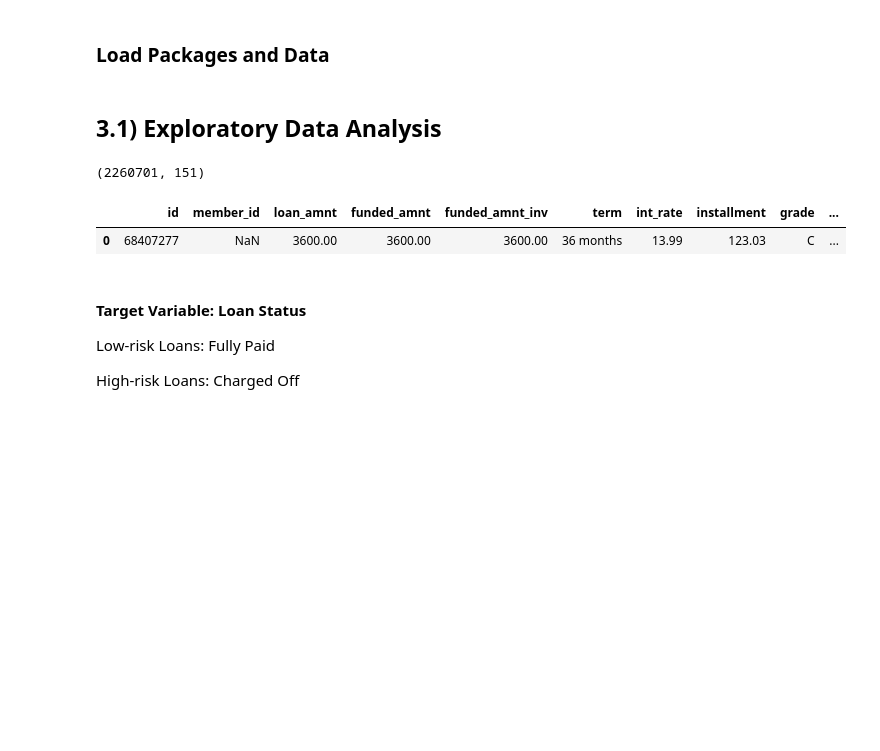
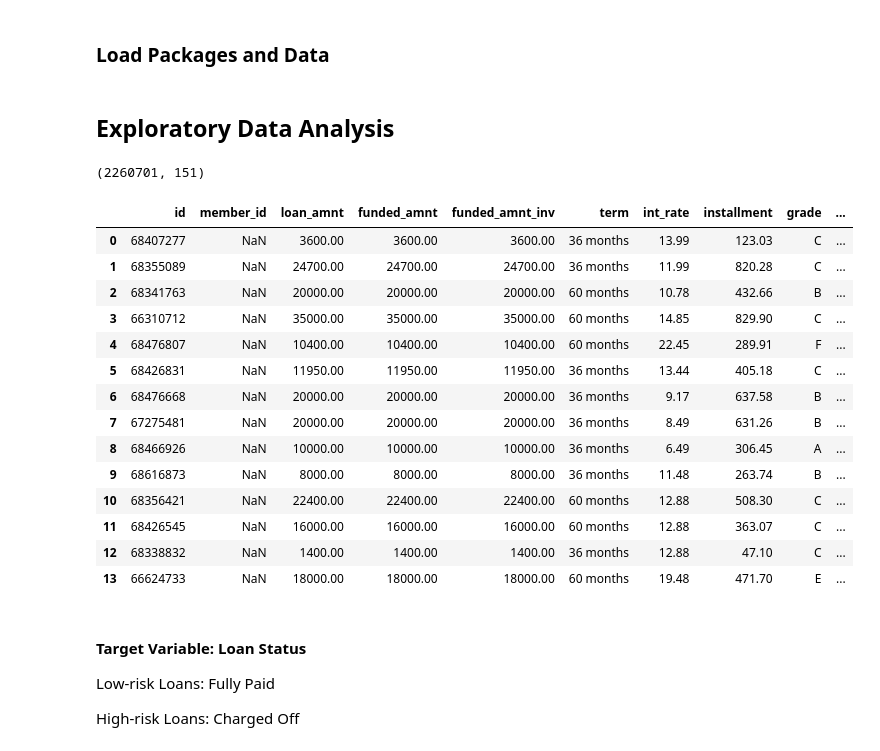
Before and after one commit to touyang219/LC_Capstone, a Jupyter notebook: Capstone.ipynb, the cells around one changed output. Drawn from its saved outputs; the diff is of its cells as text; code cells hidden in the pictures; blank space fills up the shorter version.

```diff
--- a/Capstone.ipynb
+++ b/Capstone.ipynb
@@ -96,7 +101,7 @@ from sklearn import metrics
 # %%
 accepted = pd.read_csv("data/accepted_2007_to_2018Q4.csv")
 # %% [markdown]
-## 3.1) Exploratory Data Analysis
+## Exploratory Data Analysis
 # %%
 accepted.shape
 # %% [output]
@@ -104,11 +109,24 @@ accepted.shape
 # %%
 pd.set_option('display.float', '{:.2f}'.format)
 pd.set_option('display.max_columns', 500)
 pd.set_option('display.max_rows', 50)
-accepted.head(1)
+accepted.head(14)
 # %% [output]
 |  | id | member_id | loan_amnt | funded_amnt | funded_amnt_inv | term | int_rate | installment | grade | ... |
 | 0 | 68407277 | NaN | 3600.00 | 3600.00 | 3600.00 | 36 months | 13.99 | 123.03 | C | ... |
+| 1 | 68355089 | NaN | 24700.00 | 24700.00 | 24700.00 | 36 months | 11.99 | 820.28 | C | ... |
+| 2 | 68341763 | NaN | 20000.00 | 20000.00 | 20000.00 | 60 months | 10.78 | 432.66 | B | ... |
+| 3 | 66310712 | NaN | 35000.00 | 35000.00 | 35000.00 | 60 months | 14.85 | 829.90 | C | ... |
+| 4 | 68476807 | NaN | 10400.00 | 10400.00 | 10400.00 | 60 months | 22.45 | 289.91 | F | ... |
+| 5 | 68426831 | NaN | 11950.00 | 11950.00 | 11950.00 | 36 months | 13.44 | 405.18 | C | ... |
+| 6 | 68476668 | NaN | 20000.00 | 20000.00 | 20000.00 | 36 months | 9.17 | 637.58 | B | ... |
+| 7 | 67275481 | NaN | 20000.00 | 20000.00 | 20000.00 | 36 months | 8.49 | 631.26 | B | ... |
+| 8 | 68466926 | NaN | 10000.00 | 10000.00 | 10000.00 | 36 months | 6.49 | 306.45 | A | ... |
+| 9 | 68616873 | NaN | 8000.00 | 8000.00 | 8000.00 | 36 months | 11.48 | 263.74 | B | ... |
+| 10 | 68356421 | NaN | 22400.00 | 22400.00 | 22400.00 | 60 months | 12.88 | 508.30 | C | ... |
+| 11 | 68426545 | NaN | 16000.00 | 16000.00 | 16000.00 | 60 months | 12.88 | 363.07 | C | ... |
+| 12 | 68338832 | NaN | 1400.00 | 1400.00 | 1400.00 | 36 months | 12.88 | 47.10 | C | ... |
+| 13 | 66624733 | NaN | 18000.00 | 18000.00 | 18000.00 | 60 months | 19.48 | 471.70 | E | ... |
 # %% [markdown]
 #### Target Variable: Loan Status
 
```
Also changed, not shown: parts of 85 cells of this notebook.
